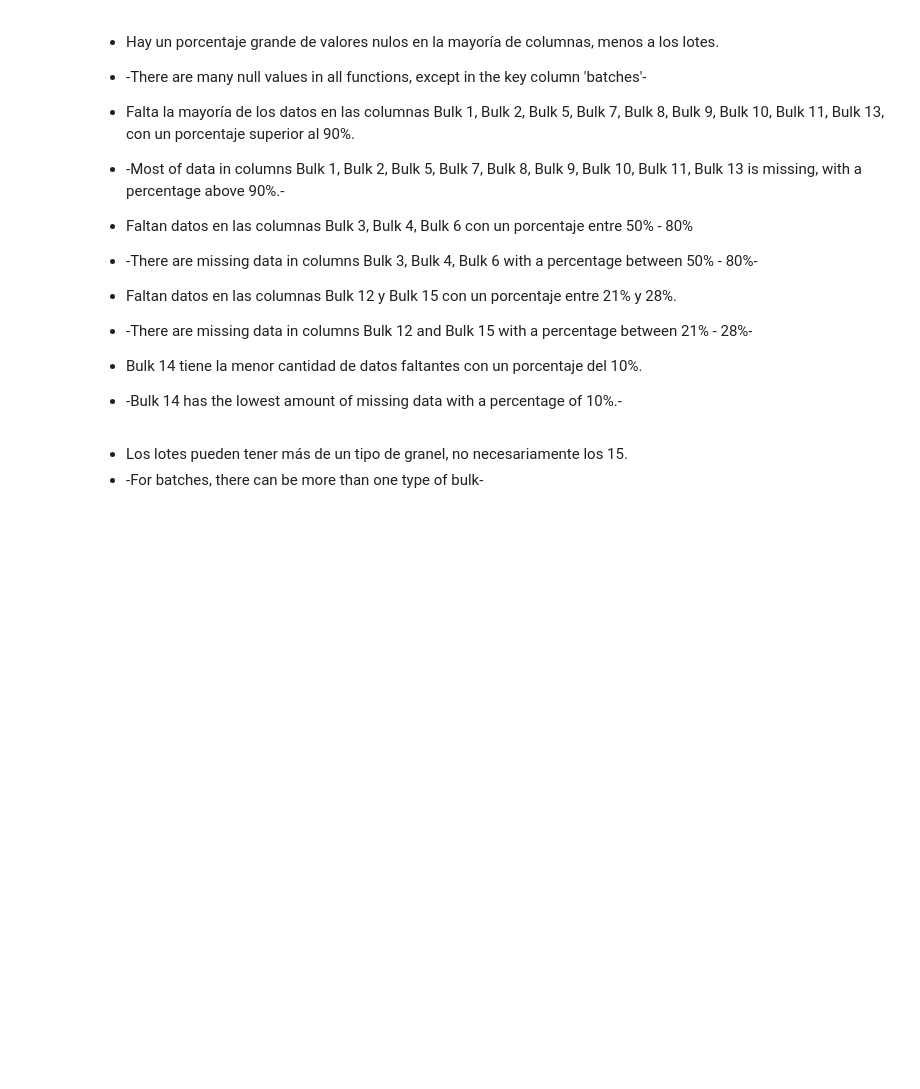
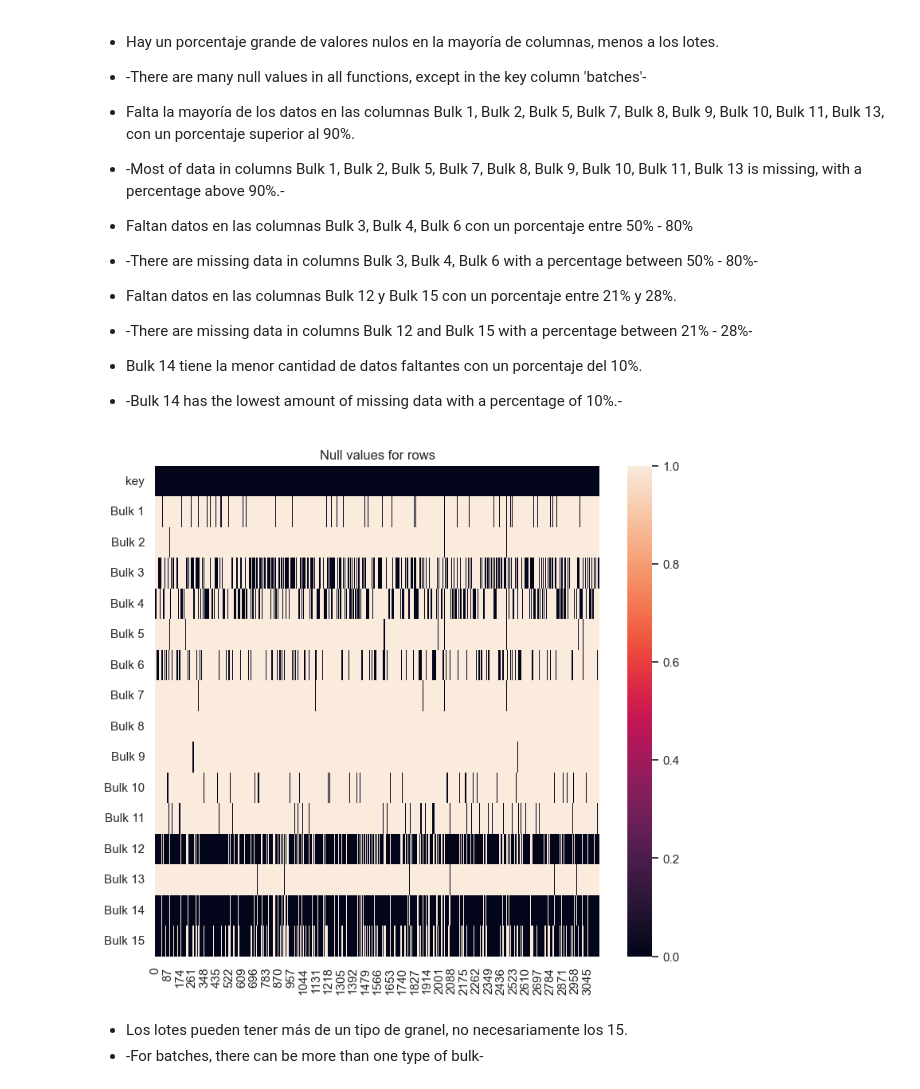
Before and after one commit to Kaiziferr/optimal_steel_temperature, a Jupyter notebook: eda/data_bulk.ipynb, the cells around one changed output. Saved outputs shown, nothing was run; the diff lists cells and outputs as text; code cells hidden in the pictures; blank space fills up the shorter version.

```diff
--- a/eda/data_bulk.ipynb
+++ b/eda/data_bulk.ipynb
@@ -95,7 +80,9 @@ porcentaje_nulos_x_caracteristica(data_bulk, title='Null values percentage')
 - Bulk 14 tiene la menor cantidad de datos faltantes con un porcentaje del 10%.
 - -Bulk 14 has the lowest amount of missing data with a percentage of 10%.-
 # %%
-null_features_per_record(data_bulk, title='Null values for rows')
+fa.null_features_per_record(data_bulk, title='Null values for rows')
+# %% [output]
+[figure, added]
 # %% [markdown]
 - Los lotes pueden tener más de un tipo de granel, no necesariamente los 15.
 - -For batches, there can be more than one type of bulk-
```
Also changed, not shown: parts of 8 cells of this notebook, 9 other files.
